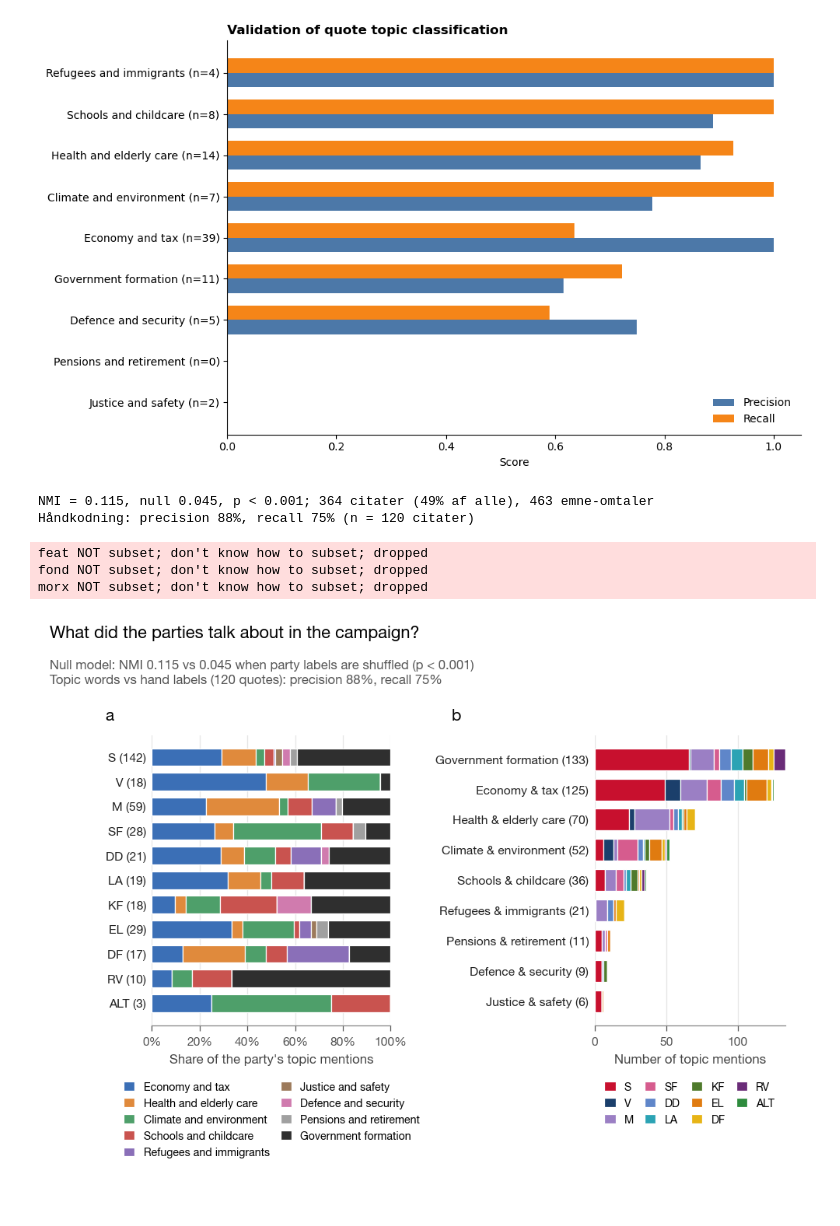
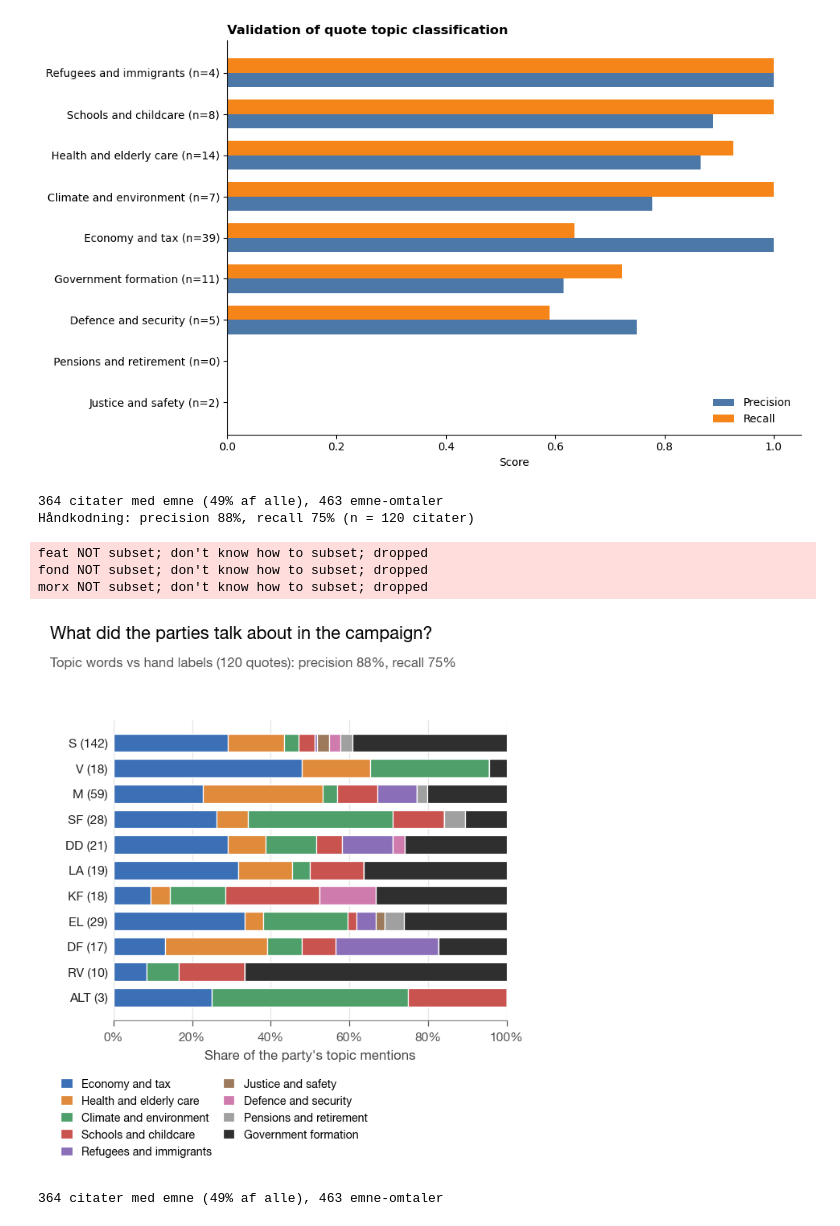
Before and after one commit to Signedue/Politics-Network, a Jupyter notebook: notebooks/HvadDeSiger/HvadDeSiger.ipynb, the cells around one changed output. Drawn from its saved outputs; the diff is of its cells as text; code cells hidden in the pictures.

Commit message:
fjernet null modellerne

```diff
--- a/notebooks/HvadDeSiger/HvadDeSiger.ipynb
+++ b/notebooks/HvadDeSiger/HvadDeSiger.ipynb
@@ -410,13 +410,12 @@ Exact match accuracy: 0.742
 | samples avg | 0.433 | 0.445 | 0.430 | 554.500 | NaN | NaN |
 [figure]
 # %%
-# --- FIGUR 4b · Hvad talte partierne om i valgkampen? (ny stil + validering) ---
+# --- FIGUR 4b · Hvad talte partierne om i valgkampen? (kun panel a + validering) ---
 # Indsæt i HvadDeSiger.ipynb i stedet for den gamle figur 4b-celle. Kræver stil.py i notebooks/.
 import re, sys
 import numpy as np
 import pandas as pd
 import matplotlib.pyplot as plt
-from sklearn.metrics import normalized_mutual_info_score as nmi
 sys.path.append("..")
 from stil import *
 
@@ -472,16 +471,9 @@ c = citater[citater["topics"].map(len) > 0].reset_index(drop=True)
 m = c[["parti", "topics"]].explode("topics").reset_index()               # én række pr. emne-omtale
 n_citater = c["parti"].value_counts()
 andel = pd.crosstab(m["parti"], m["topics"], normalize="index").reindex(index=PARTIER, columns=EMNE_ORDEN, fill_value=0)
-antal = pd.crosstab(m["topics"], m["parti"]).reindex(columns=PARTIER, fill_value=0)
+print(f"{len(c)} citater med emne ({len(c) / len(citater):.0%} af alle), {len(m)} emne-omtaler")
 
-# 2. VALIDERING (uge 2): bland hvem der sagde hvert citat, 1000 gange
-nmi_rigtig = nmi(m["parti"], m["topics"])
-rng = np.random.default_rng(0)
-nmi_null = np.array([nmi(rng.permutation(c["parti"].values)[m["index"]], m["topics"]) for _ in range(1000)])
-p = p_vaerdi(nmi_rigtig, nmi_null, "hoejere")
-print(f"NMI = {nmi_rigtig:.3f}, null {nmi_null.mean():.3f}, {p_tekst(p)}; {len(c)} citater ({len(c) / len(citater):.0%} af alle), {len(m)} emne-omtaler")
-
-# 3. VALIDERING (uge 8): ordlisten mod Signes håndkodning af 120 citater (60 med emne, 60 uden, vægtet)
+# 2. VALIDERING (uge 8): ordlisten mod Signes håndkodning af 120 citater (60 med emne, 60 uden, vægtet)
 from sklearn.metrics import precision_score, recall_score
 from sklearn.preprocessing import MultiLabelBinarizer
 haand = pd.read_csv("manual_validation_quotes_sdn.csv", sep=";", encoding="utf-8-sig", keep_default_na=False)
@@ -493,48 +485,38 @@ y_haand = mlb.fit_transform(haand["manual_topics"].apply(emner_liste))
 y_ord = mlb.transform(haand["citat"].apply(topics_in))                      # samme ordliste som i figuren
 vaegt = haand["sampling_weight"].astype(float)
 y_vaegt = np.repeat(vaegt.values[:, None], y_haand.shape[1], axis=1).ravel()
 precision = precision_score(y_haand.ravel(), y_ord.ravel(), sample_weight=y_vaegt, zero_division=0)
 recall = recall_score(y_haand.ravel(), y_ord.ravel(), sample_weight=y_vaegt, zero_division=0)
 print(f"Håndkodning: precision {precision:.0%}, recall {recall:.0%} (n = {len(haand)} citater)")
 
-# 3. Tegn
-fig = plt.figure(figsize=(BREDDE, 8.2 * CM))
-gs = fig.add_gridspec(1, 2, width_ratios=[1.25, 1], wspace=0.95)
-ax, bx = fig.add_subplot(gs[0]), fig.add_subplot(gs[1])
+# 3. Tegn (ét panel)
+fig, ax = plt.subplots(figsize=(BREDDE * 0.6, 8.2 * CM))   # 0.6 = smallere nu hvor b er væk; justér efter smag
 
 orden = [p_ for p_ in PARTIER if p_ in n_citater.index]
 venstre = np.zeros(len(orden))
 for t in EMNE_ORDEN:
     v = andel.loc[orden, t].values
     ax.barh(range(len(orden)), v, left=venstre, color=EMNE_FARVE[t], height=0.72, edgecolor="white", linewidth=0.6, label=t)
     venstre += v
 ax.set_yticks(range(len(orden)), [f"{p_} ({n_citater[p_]})" for p_ in orden])
 ax.invert_yaxis()
 ax.set_xlim(0, 1)
 ax.xaxis.set_major_formatter(plt.FuncFormatter(lambda v, _: f"{v:.0%}"))
 ax.set_xlabel("Share of the party's topic mentions")
-panel(ax, "a", x=-0.16)
 ax.legend(ncol=2, loc="upper left", bbox_to_anchor=(-0.16, -0.16), fontsize=6.8)
 
-ant = antal.loc[antal.sum(axis=1).sort_values().index]
-venstre = np.zeros(len(ant))
-for p_ in PARTIER:
-    bx.barh(range(len(ant)), ant[p_].values, left=venstre, color=PARTI_FARVE[p_], height=0.72, edgecolor="white", linewidth=0.6, label=p_)
-    venstre += ant[p_].values
-bx.set_yticks(range(len(ant)), [f"{t.replace(' and ', ' & ')} ({int(ant.loc[t].sum())})" for t in ant.index])
-bx.set_xlabel("Number of topic mentions")
-panel(bx, "b", x=-0.7)
-bx.legend(ncol=4, loc="upper left", bbox_to_anchor=(0.0, -0.16), fontsize=6.8)
-
 titel(fig, "What did the parties talk about in the campaign?",
-      f"Null model: NMI {nmi_rigtig:.3f} vs {nmi_null.mean():.3f} when party labels are shuffled ({p_tekst(p)})\n"
       f"Topic words vs hand labels ({len(haand)} quotes): precision {precision:.0%}, recall {recall:.0%}")
 gem(fig, "fig4b_citater_emner")
 plt.show()
 # %% [output]
-NMI = 0.115, null 0.045, p < 0.001; 364 citater (49% af alle), 463 emne-omtaler
+364 citater med emne (49% af alle), 463 emne-omtaler
 Håndkodning: precision 88%, recall 75% (n = 120 citater)
 feat NOT subset; don't know how to subset; dropped
 fond NOT subset; don't know how to subset; dropped
 morx NOT subset; don't know how to subset; dropped
-[figure, old version]
+[figure, new version]
+# %%
+print(f"{len(c)} citater med emne ({len(c) / len(citater):.0%} af alle), {len(m)} emne-omtaler")
+# %% [output]
+364 citater med emne (49% af alle), 463 emne-omtaler
```
Also changed, not shown: 10 other files.
